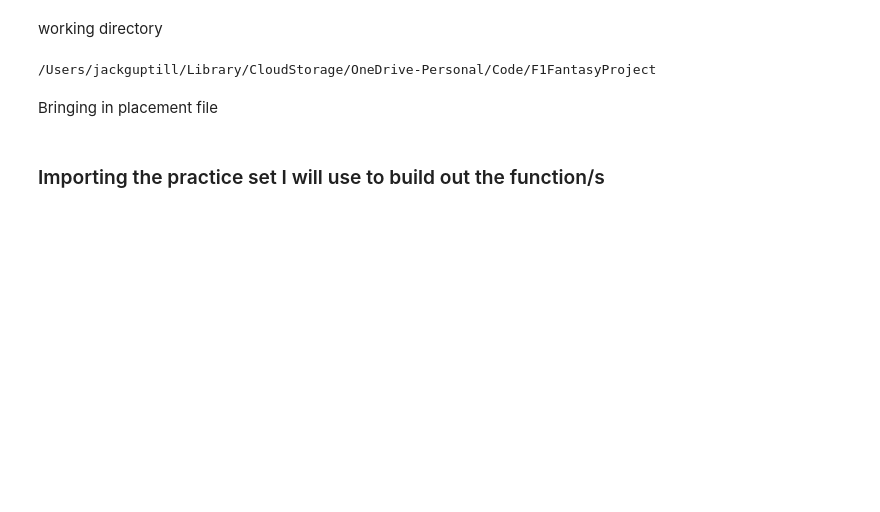
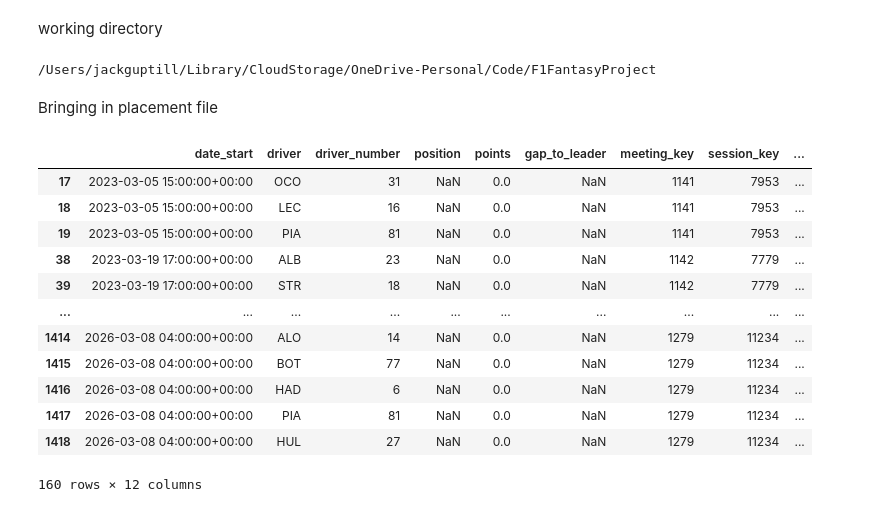
Before and after one commit to jguptil1/F1Fantasy, a Jupyter notebook: notebooks/cleaning/elo.ipynb, the cells around one changed output. Drawn from its saved outputs; the diff is of its cells as text; code cells hidden in the pictures; blank space fills up the shorter version.

```diff
--- a/notebooks/cleaning/elo.ipynb
+++ b/notebooks/cleaning/elo.ipynb
@@ -18,2 +35,0 @@ placement_table = pd.read_csv(pt_path).drop(columns=["Unnamed: 0"])
-# %% [markdown]
-### Importing the practice set I will use to build out the function/s
@@ -22,0 +36,16 @@ df = pd.read_csv(practice_df_path)
+# %%
+placement_table[placement_table.position.isna()]
+# %% [output]
+|  | date_start | driver | driver_number | position | points | gap_to_leader | meeting_key | session_key | ... |
+| 17 | 2023-03-05 15:00:00+00:00 | OCO | 31 | NaN | 0.0 | NaN | 1141 | 7953 | ... |
+| 18 | 2023-03-05 15:00:00+00:00 | LEC | 16 | NaN | 0.0 | NaN | 1141 | 7953 | ... |
+| 19 | 2023-03-05 15:00:00+00:00 | PIA | 81 | NaN | 0.0 | NaN | 1141 | 7953 | ... |
+| 38 | 2023-03-19 17:00:00+00:00 | ALB | 23 | NaN | 0.0 | NaN | 1142 | 7779 | ... |
+| 39 | 2023-03-19 17:00:00+00:00 | STR | 18 | NaN | 0.0 | NaN | 1142 | 7779 | ... |
+| ... | ... | ... | ... | ... | ... | ... | ... | ... | ... |
+| 1414 | 2026-03-08 04:00:00+00:00 | ALO | 14 | NaN | 0.0 | NaN | 1279 | 11234 | ... |
+| 1415 | 2026-03-08 04:00:00+00:00 | BOT | 77 | NaN | 0.0 | NaN | 1279 | 11234 | ... |
+| 1416 | 2026-03-08 04:00:00+00:00 | HAD | 6 | NaN | 0.0 | NaN | 1279 | 11234 | ... |
+| 1417 | 2026-03-08 04:00:00+00:00 | PIA | 81 | NaN | 0.0 | NaN | 1279 | 11234 | ... |
+| 1418 | 2026-03-08 04:00:00+00:00 | HUL | 27 | NaN | 0.0 | NaN | 1279 | 11234 | ... |
+160 rows × 12 columns
```
Also changed, not shown: parts of 22 cells of this notebook, 10 other files.
